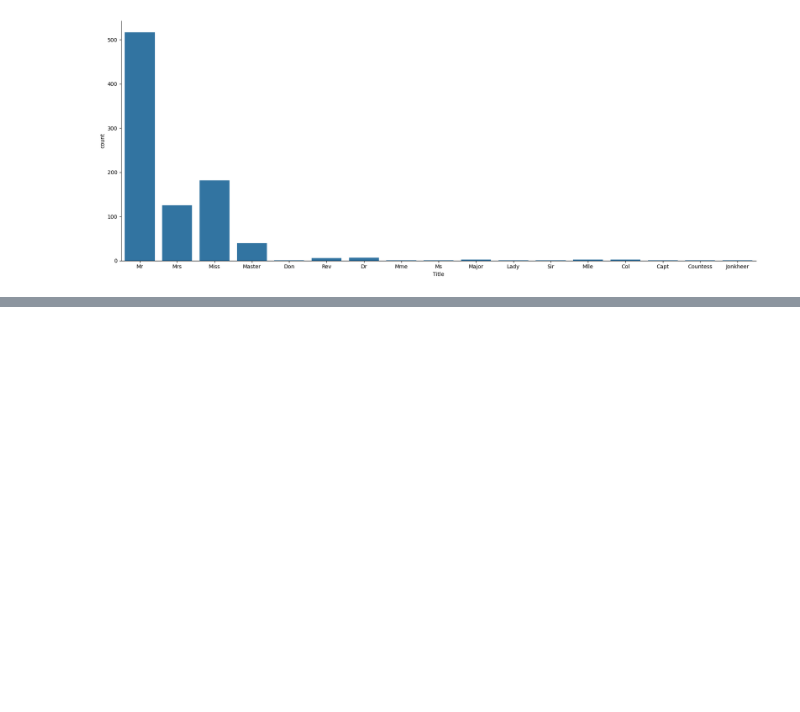
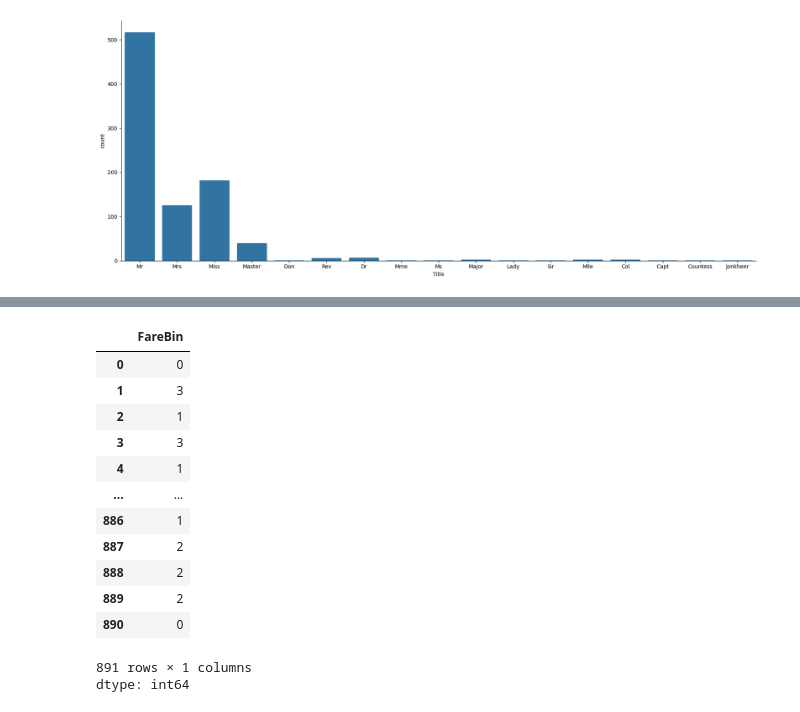
Before and after one commit to pbarizza/ML-course-2025, a Jupyter notebook: lesson05.ipynb, the cells around one changed output, grey strips where cells are left out. Drawn from its saved outputs; the diff is of its cells as text; code cells hidden in the pictures; blank space fills up the shorter version.

```diff
--- a/lesson05.ipynb
+++ b/lesson05.ipynb
@@ -58,0 +69,19 @@ df_train['FamilySize'] = df_train['SibSp'] + df_train['Parch'] + 1
+# %%
+# split fare into 4 bins
+df_train['FareBin']=pd.qcut(df_train['Fare'],4,labels=False)
+df_train['FareBin']
+# %% [output]
+|  | FareBin |
+| 0 | 0 |
+| 1 | 3 |
+| 2 | 1 |
+| 3 | 3 |
+| 4 | 1 |
+| ... | ... |
+| 886 | 1 |
+| 887 | 2 |
+| 888 | 2 |
+| 889 | 2 |
+| 890 | 0 |
+891 rows × 1 columns
+dtype: int64
```
Also changed, not shown: parts of 17 cells of this notebook.
